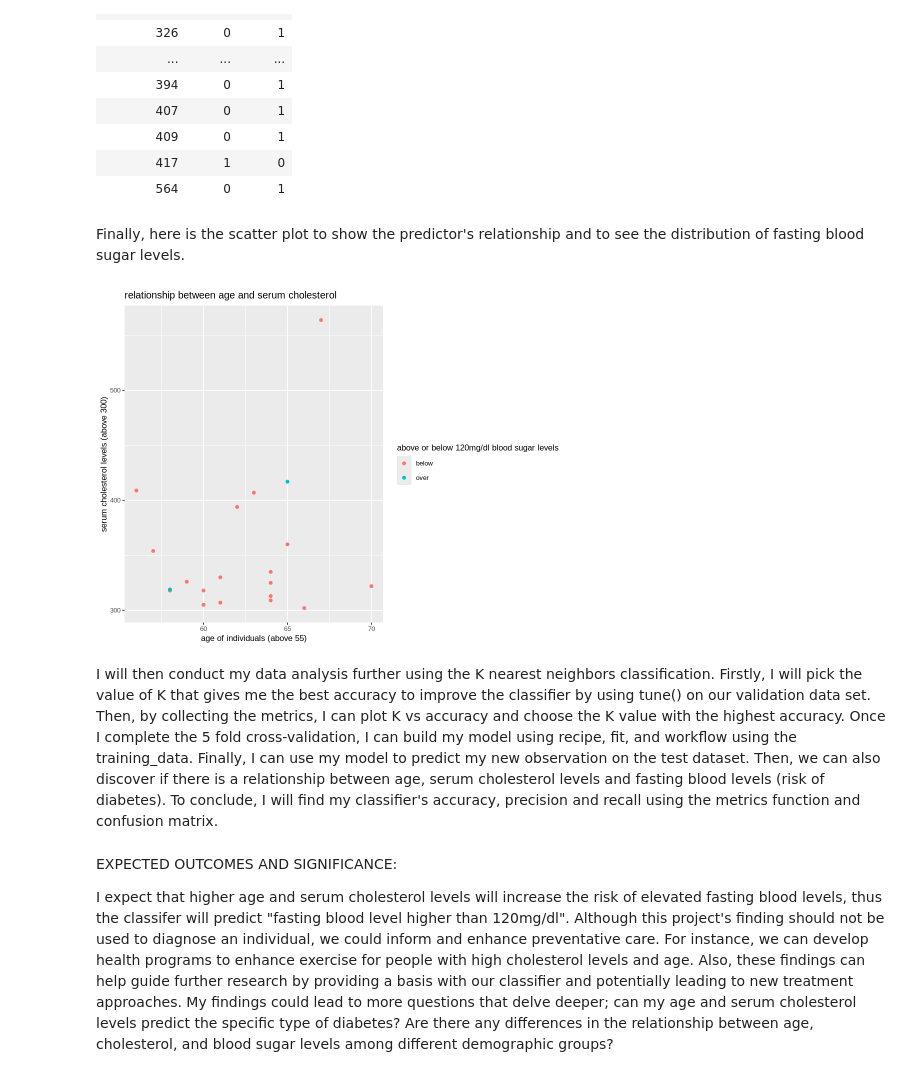
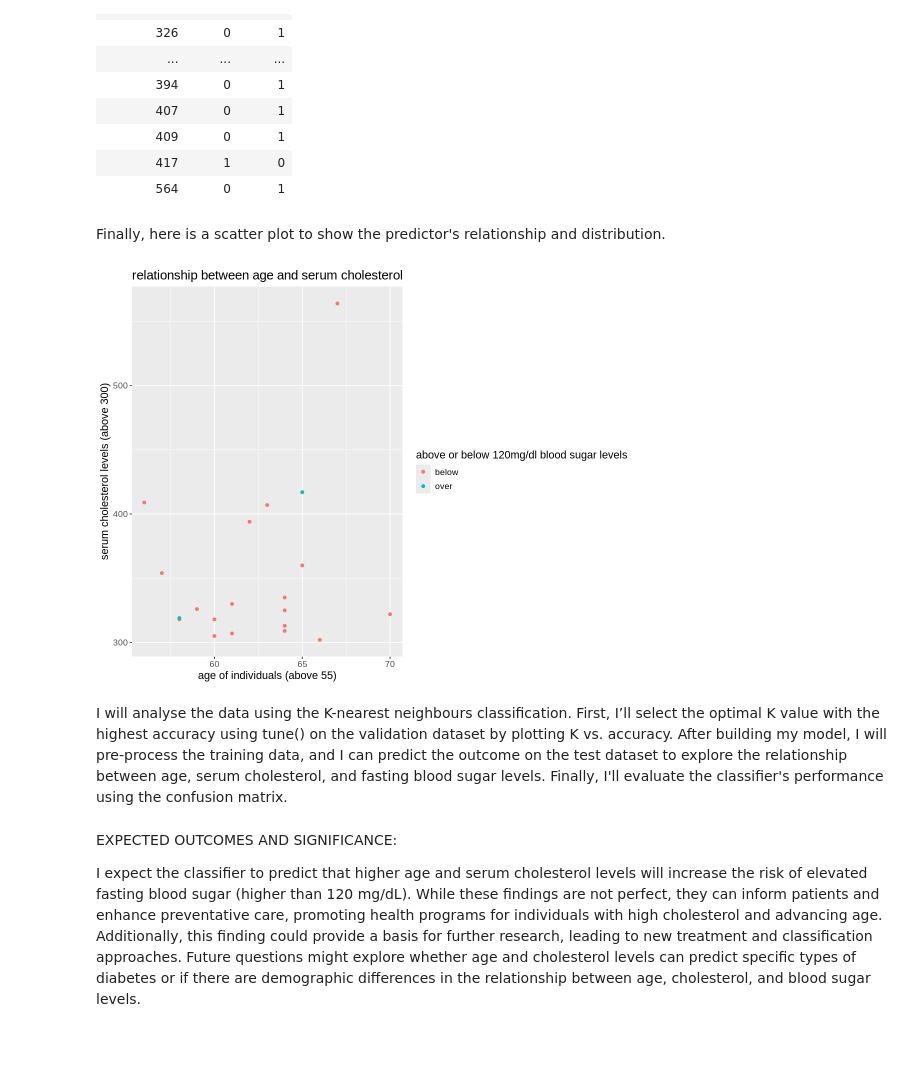
Before and after one commit to MelissaK9/dsci-100-2024s1, a Jupyter notebook: Melissakim.ipynb, the cells around one changed output. Saved outputs shown, nothing was run; the diff lists cells and outputs as text; code cells hidden in the pictures; blank space fills up the shorter version.

```diff
--- a/Melissakim.ipynb
+++ b/Melissakim.ipynb
@@ -135,23 +152,23 @@ A tibble: 19 × 3
 | 417 | 1 | 0 |
 | 564 | 0 | 1 |
 # %% [markdown]
-Finally, here is the scatter plot to show the predictor's relationship and to see the distribution of fasting blood sugar levels.
+Finally, here is a scatter plot to show the predictor's relationship and distribution.
 # %%
-options(repr.plot.height = 6, repr.plot.width = 8)
+options(repr.plot.height = 7, repr.plot.width = 9)
 cleveland_plot <- cleveland_train |>
         ggplot(aes ( x = age , y = cholesterol, colour = fasting_blood_sugar)) +
         geom_point() +
         labs(x = "age of individuals (above 55)",
         y = "serum cholesterol levels (above 300)",
              colour = "above or below 120mg/dl blood sugar levels") +
         ggtitle("relationship between age and serum cholesterol") +
-    theme(text = element_text(size = 10))
+    theme(text = element_text(size = 13))
 cleveland_plot
 # %% [output]
-[figure, old version]
+[figure, new version]
 # %% [markdown]
-I will then conduct my data analysis further using the K nearest neighbors classification. Firstly, I will pick the value of K that gives me the best accuracy to improve the classifier by using tune() on our validation data set. Then, by collecting the metrics, I can plot K vs accuracy and choose the K value with the highest accuracy. Once I complete the 5 fold cross-validation, I can build my model using recipe, fit, and workflow using the training_data. Finally, I can use my model to predict my new observation on the test dataset. Then, we can also discover if there is a relationship between age, serum cholesterol levels and fasting blood levels (risk of diabetes). To conclude, I will find my classifier's accuracy, precision and recall using the metrics function and confusion matrix.
+I will analyse the data using the K-nearest neighbours classification. First, I’ll select the optimal K value with the highest accuracy using tune() on the validation dataset by plotting K vs. accuracy. After building my model, I will pre-process the training data, and I can predict the outcome on the test dataset to explore the relationship between age, serum cholesterol, and fasting blood sugar levels. Finally, I'll evaluate the classifier's performance using the confusion matrix.
 # %% [markdown]
 EXPECTED OUTCOMES AND SIGNIFICANCE:
 
-I expect that higher age and serum cholesterol levels will increase the risk of elevated fasting blood levels, thus the classifer will predict "fasting blood level higher than 120mg/dl". Although this project's finding should not be used to diagnose an individual, we could inform and enhance preventative care. For instance, we can develop health programs to enhance exercise for people with high cholesterol levels and age. Also, these findings can help guide further research by providing a basis with our classifier and potentially leading to new treatment approaches. My findings could lead to more questions that delve deeper; can my age and serum cholesterol levels predict the specific type of diabetes? Are there any differences in the relationship between age, cholesterol, and blood sugar levels among different demographic groups?
+I expect the classifier to predict that higher age and serum cholesterol levels will increase the risk of elevated fasting blood sugar (higher than 120 mg/dL). While these findings are not perfect, they can inform patients and enhance preventative care, promoting health programs for individuals with high cholesterol and advancing age. Additionally, this finding could provide a basis for further research, leading to new treatment and classification approaches. Future questions might explore whether age and cholesterol levels can predict specific types of diabetes or if there are demographic differences in the relationship between age, cholesterol, and blood sugar levels.
```
Also changed, not shown: parts of 9 cells of this notebook.
